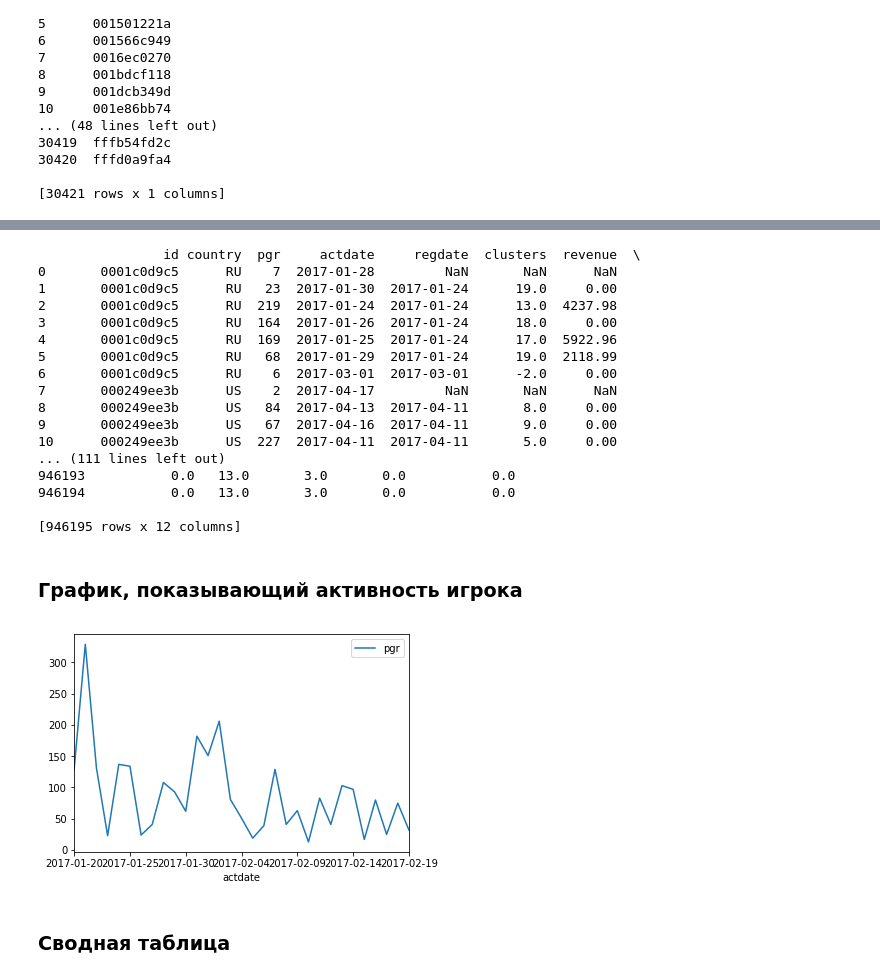
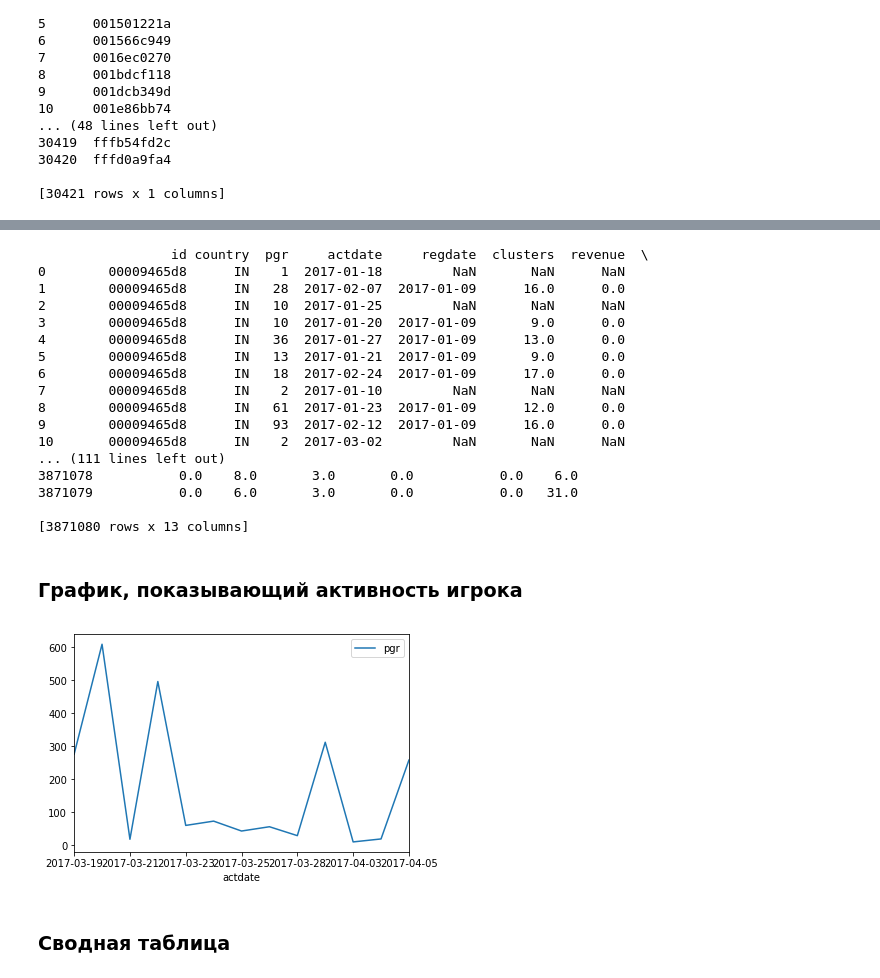
Before and after one commit to aakogtenkov/wg_summer_practice, a Jupyter notebook: main.ipynb, the cells around one changed output, grey strips where cells are left out. Drawn from its saved outputs; the diff is of its cells as text; code cells hidden in the pictures.

```diff
--- a/main.ipynb
+++ b/main.ipynb
@@ -42,3 +42,15 @@ pay_players.to_csv('pay_players.csv')
 30420  fffd0a9fa4
 
 [30421 rows x 1 columns]
+# %%
+pact['day_n'] = (pd.to_datetime(pact['actdate']) -
+                 pd.to_datetime(pact['regdate'])).dt.days
+active_players = pact[pact.day_n < 31 + 14].reset_index()
+print('Done 1')
+active_players = active_players[pd.to_datetime(active_players.regdate) < pd.to_datetime('2017-04-15')].reset_index()
+print('Done 2')
+active_players = active_players.pivot_table(values='actdate', columns=['day_n'], index=['id'], aggfunc='count')
+active_players['w3_played'] = active_players[[17.0, 18, 19, 20, 21, 22, 23]].count(1)
+active_players['w4_played'] = active_players[[24.0, 25, 26, 27, 28, 29, 30]].count(1)
+active_players = active_players[active_players['w3_played'] + active_players['w4_played'] > 0]
+active_players = active_players.reset_index()['id']
@@ -44,0 +60,4 @@ pay_players.to_csv('pay_players.csv')
+# %%
+active_players = pd.DataFrame({'id': active_players})
+print(active_players)
+active_players.to_csv('active_players.csv')
@@ -45,5 +82,5 @@ pay_players.to_csv('pay_players.csv')
 # %%
-dau2 = pd.merge(pay_players, dau, on=['id'], how='left')
+dau2 = pd.merge(active_players, dau, on=['id'], how='left')
 # %%
 print(dau)
 print(dau2)
@@ -53,25 +108,25 @@ dau2.to_csv('pay_players_dau.csv')
 dau_pact = pd.merge(dau2, pact, on=['id', 'actdate'], how='left')
 # %%
 print(dau_pact)
-dau_pact.to_csv('pay_players_dau_pact.csv')
+dau_pact.drop('day_n', axis='columns').to_csv('active_players_dau_pact.csv')
 # %% [output]
-                id country  pgr     actdate     regdate  clusters  revenue  \
-0       0001c0d9c5      RU    7  2017-01-28         NaN       NaN      NaN
-1       0001c0d9c5      RU   23  2017-01-30  2017-01-24      19.0     0.00
-2       0001c0d9c5      RU  219  2017-01-24  2017-01-24      13.0  4237.98
-3       0001c0d9c5      RU  164  2017-01-26  2017-01-24      18.0     0.00
-4       0001c0d9c5      RU  169  2017-01-25  2017-01-24      17.0  5922.96
-5       0001c0d9c5      RU   68  2017-01-29  2017-01-24      19.0  2118.99
-6       0001c0d9c5      RU    6  2017-03-01  2017-03-01      -2.0     0.00
-7       000249ee3b      US    2  2017-04-17         NaN       NaN      NaN
-8       000249ee3b      US   84  2017-04-13  2017-04-11       8.0     0.00
-9       000249ee3b      US   67  2017-04-16  2017-04-11       9.0     0.00
-10      000249ee3b      US  227  2017-04-11  2017-04-11       5.0     0.00
+                 id country  pgr     actdate     regdate  clusters  revenue  \
+0        00009465d8      IN    1  2017-01-18         NaN       NaN      NaN
+1        00009465d8      IN   28  2017-02-07  2017-01-09      16.0      0.0
+2        00009465d8      IN   10  2017-01-25         NaN       NaN      NaN
+3        00009465d8      IN   10  2017-01-20  2017-01-09       9.0      0.0
+4        00009465d8      IN   36  2017-01-27  2017-01-09      13.0      0.0
+5        00009465d8      IN   13  2017-01-21  2017-01-09       9.0      0.0
+6        00009465d8      IN   18  2017-02-24  2017-01-09      17.0      0.0
+7        00009465d8      IN    2  2017-01-10         NaN       NaN      NaN
+8        00009465d8      IN   61  2017-01-23  2017-01-09      12.0      0.0
+9        00009465d8      IN   93  2017-02-12  2017-01-09      16.0      0.0
+10       00009465d8      IN    2  2017-03-02         NaN       NaN      NaN
 ... (111 lines left out)
-946193           0.0   13.0       3.0       0.0           0.0
-946194           0.0   13.0       3.0       0.0           0.0
+3871078           0.0    8.0       3.0       0.0           0.0    6.0
+3871079           0.0    6.0       3.0       0.0           0.0   31.0
 
-[946195 rows x 12 columns]
+[3871080 rows x 13 columns]
 # %%
 dau2 = pd.read_csv('pay_players_dau.csv', parse_dates=True).drop('Unnamed: 0', axis='columns')
 # %%
@@ -97,9 +152,9 @@ def show_player_pgr(player_id, days=31):
     new_sample_df.plot()
     plt.show()
 # %%
-show_player_pgr('0004bbc378')
+show_player_pgr('fd623cb00f')
 # %% [output]
-[figure, old version]
+[figure, new version]
 # %% [markdown]
 ### Сводная таблица
 # %%
```
Also changed, not shown: parts of 22 cells of this notebook.
